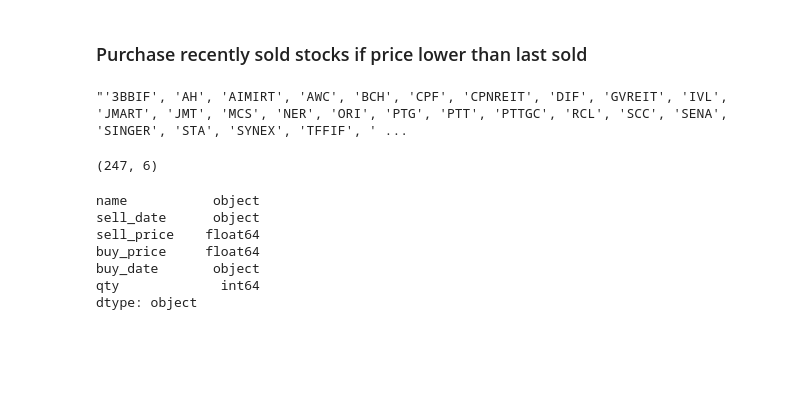
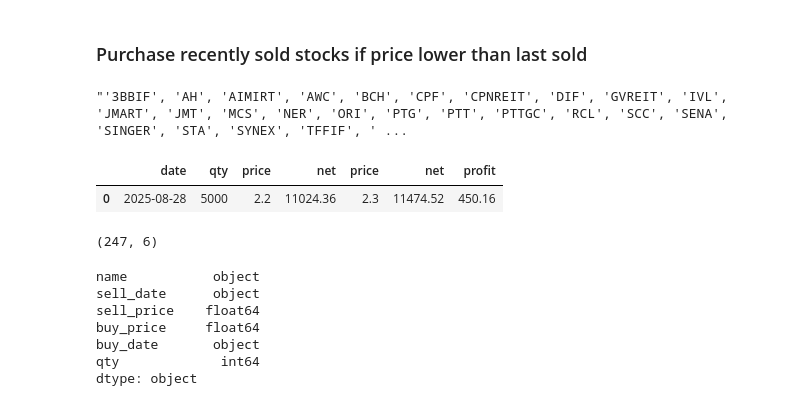
Before and after one commit to santimcs/A5, a Jupyter notebook: Daily/209 - Sell Process.ipynb, the cells around one changed output. Cells and saved outputs as stored; diff of their text form; code cells hidden in the pictures; blank space fills up the shorter version.

```diff
--- a/Daily/209 - Sell Process.ipynb
+++ b/Daily/209 - Sell Process.ipynb
@@ -88,6 +88,23 @@ portfolio = ", ".join(map(lambda name: "'%s'" % name, names))
 portfolio
 # %% [output]
 "'3BBIF', 'AH', 'AIMIRT', 'AWC', 'BCH', 'CPF', 'CPNREIT', 'DIF', 'GVREIT', 'IVL', 'JMART', 'JMT', 'MCS', 'NER', 'ORI', 'PTG', 'PTT', 'PTTGC', 'RCL', 'SCC', 'SENA', 'SINGER', 'STA', 'SYNEX', 'TFFIF', ' ...
+# %%
+sql = """
+    SELECT S.date, B.qty, B.price, B.net,  S.price, S.net, S.profit
+    FROM sells S
+    JOIN buys B
+    ON S.buy_id = B.id
+    JOIN stocks T
+    ON T.id = B.stock_id
+    WHERE T.name IN ({})
+    ORDER BY S.date DESC
+    LIMIT 1
+""".format(portfolio)
+df_tmp = pd.read_sql(sql, conpf)
+df_tmp
+# %% [output]
+|  | date | qty | price | net | price | net | profit |
+| 0 | 2025-08-28 | 5000 | 2.2 | 11024.36 | 2.3 | 11474.52 | 450.16 |
 # %%
 #
 sql = """
```
Also changed, not shown: parts of 10 cells of this notebook, 19 other files.
